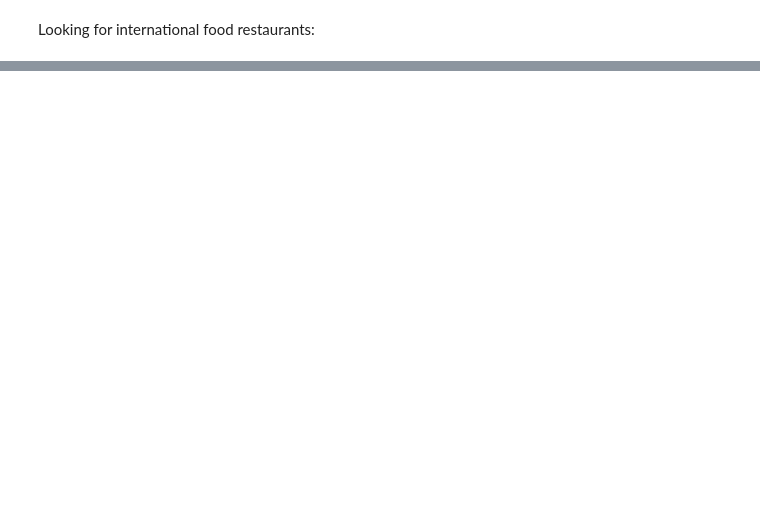
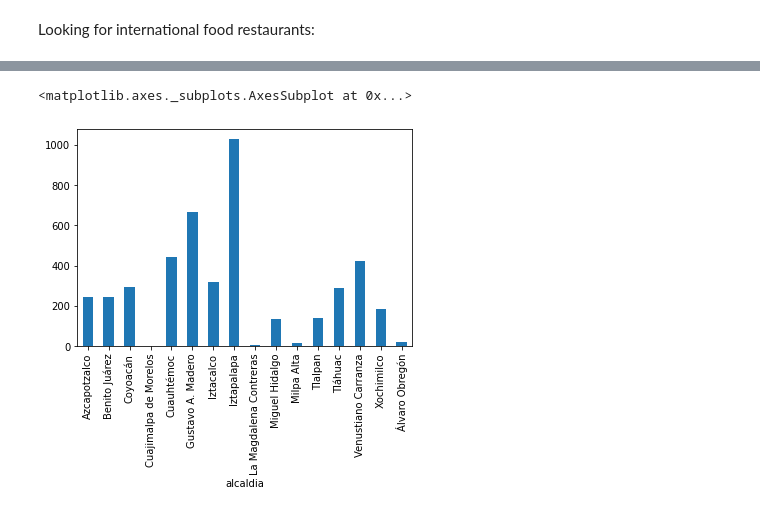
Before and after one commit to lizyazpin/Coursera_Capstone, a Jupyter notebook: Data_source.ipynb, the cells around one changed output, grey strips where cells are left out. Saved outputs shown, nothing was run; the diff lists cells and outputs as text; code cells hidden in the pictures; blank space fills up the shorter version.

```diff
--- a/Data_source.ipynb
+++ b/Data_source.ipynb
@@ -250,0 +399,4 @@ venues_map
+# %%
+natural_disaster = pd.read_csv('/content/drive/MyDrive/Colab Notebooks/data/p_natural_disaster.csv')
+print(natural_disaster.shape)
+natural_disaster.head()
@@ -250,0 +434,24 @@ venues_map
+# %%
+natural_disaster.loc[105,'alcaldia']="Coyoacán"
+natural_disaster.loc[4336,'alcaldia']="Coyoacán"
+natural_disaster.loc[1771,'alcaldia']="Cuauhtémoc"
+natural_disaster.loc[300,'alcaldia']="Tláhuac"
+natural_disaster.loc[2410,'alcaldia']="Tláhuac"
+natural_disaster.loc[2422,'alcaldia']="Tláhuac"
+natural_disaster.loc[2425,'alcaldia']="Tláhuac"
+natural_disaster.loc[2428,'alcaldia']="Tláhuac"
+natural_disaster.loc[2429,'alcaldia']="Tláhuac"
+natural_disaster.loc[4190,'alcaldia']="Tláhuac"
+natural_disaster.loc[4200,'alcaldia']="Tláhuac"
+natural_disaster.loc[4202,'alcaldia']="Tláhuac"
+natural_disaster.loc[957,'alcaldia']="Álvaro Obregón"
+natural_disaster.loc[1801,'alcaldia']="Álvaro Obregón"
+natural_disaster.loc[1802,'alcaldia']="Álvaro Obregón"
+natural_disaster.loc[1859,'alcaldia']="Álvaro Obregón"
+natural_disaster.loc[2033,'alcaldia']="Álvaro Obregón"
+natural_disaster.loc[2423,'alcaldia']="Álvaro Obregón"
+natural_disaster.loc[2436,'alcaldia']="Álvaro Obregón"
+natural_disaster.loc[4209,'alcaldia']="Álvaro Obregón"
+# %%
+natural_disaster = natural_disaster.groupby(['alcaldia'])['alcaldia'].count()
+natural_disaster
@@ -250,0 +477,5 @@ venues_map
+# %%
+natural_disaster.plot.bar()
+# %% [output]
+<matplotlib.axes._subplots.AxesSubplot at 0x...>
+[figure, added]
```
Also changed, not shown: parts of 40 cells of this notebook.
